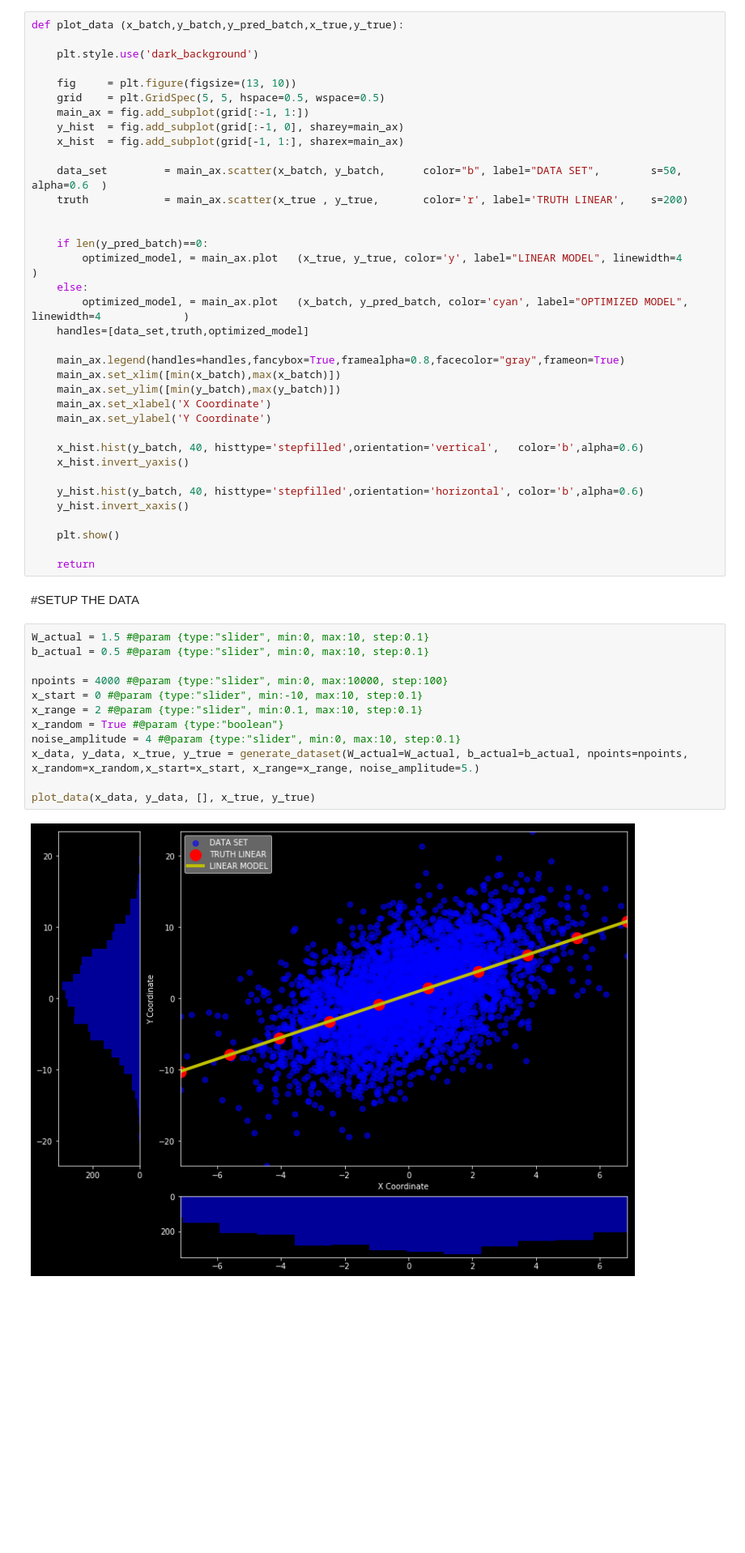
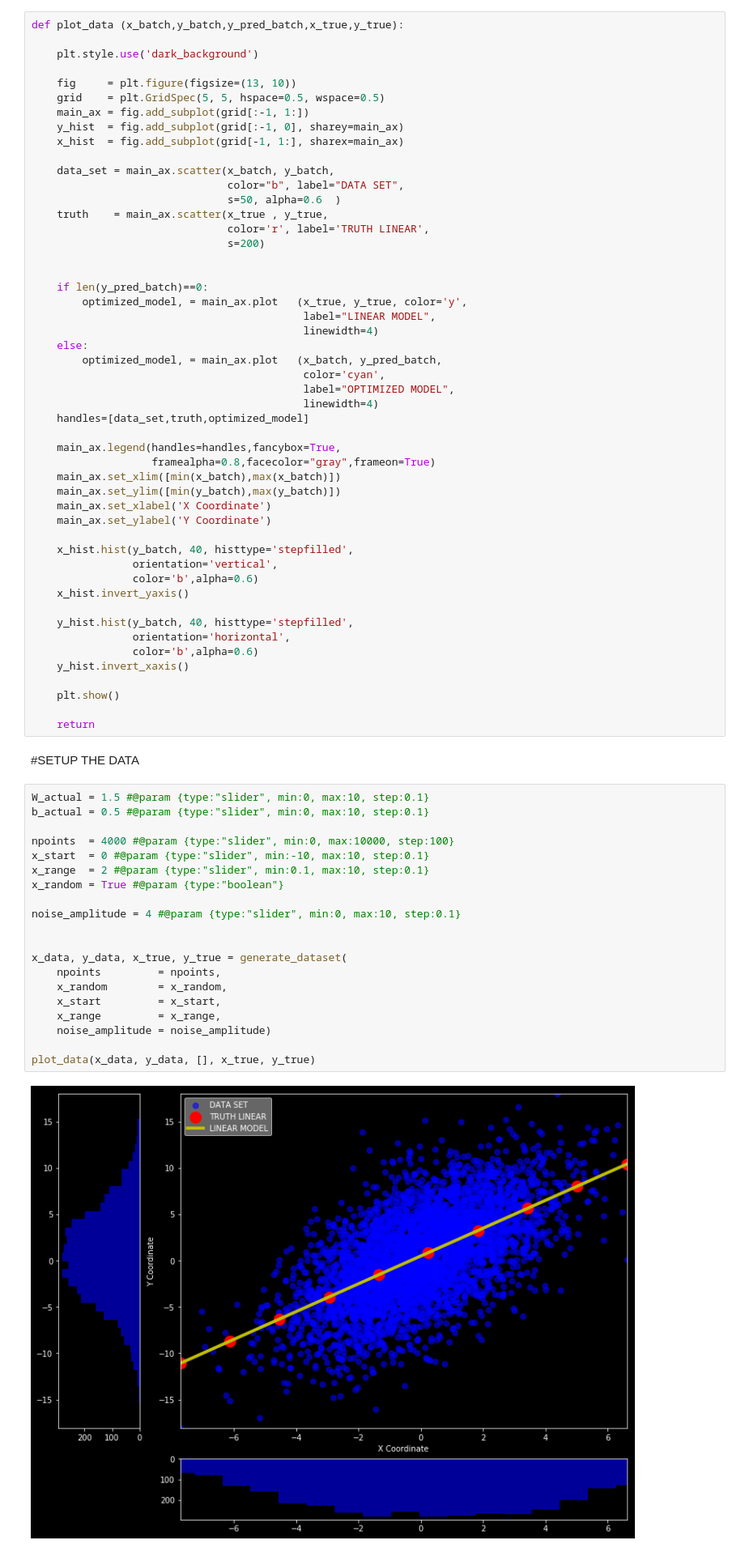
Before and after one commit to ferhatSF/Tensorflow-Studies, a Jupyter notebook: Gradient_Descent_Optimizer.ipynb, the cells around one changed output. Shown at 81% size. Saved outputs shown, nothing was run; the diff lists cells and outputs as text; blank space fills up the shorter version.

```diff
--- a/Gradient_Descent_Optimizer.ipynb
+++ b/Gradient_Descent_Optimizer.ipynb
@@ -124,26 +148,40 @@ def plot_data (x_batch,y_batch,y_pred_batch,x_true,y_true):
     y_hist  = fig.add_subplot(grid[:-1, 0], sharey=main_ax)
     x_hist  = fig.add_subplot(grid[-1, 1:], sharex=main_ax)
 
-    data_set         = main_ax.scatter(x_batch, y_batch,      color="b", label="DATA SET",        s=50, alpha=0.6  )
-    truth            = main_ax.scatter(x_true , y_true,       color='r', label='TRUTH LINEAR',    s=200)
+    data_set = main_ax.scatter(x_batch, y_batch,
+                               color="b", label="DATA SET",
+                               s=50, alpha=0.6  )
+    truth    = main_ax.scatter(x_true , y_true,
+                               color='r', label='TRUTH LINEAR',
+                               s=200)
 
 
     if len(y_pred_batch)==0:
-        optimized_model, = main_ax.plot   (x_true, y_true, color='y', label="LINEAR MODEL", linewidth=4             )
+        optimized_model, = main_ax.plot   (x_true, y_true, color='y',
+                                           label="LINEAR MODEL",
+                                           linewidth=4)
     else:
-        optimized_model, = main_ax.plot   (x_batch, y_pred_batch, color='cyan', label="OPTIMIZED MODEL", linewidth=4             )
+        optimized_model, = main_ax.plot   (x_batch, y_pred_batch,
+                                           color='cyan',
+                                           label="OPTIMIZED MODEL",
+                                           linewidth=4)
     handles=[data_set,truth,optimized_model]
 
-    main_ax.legend(handles=handles,fancybox=True,framealpha=0.8,facecolor="gray",frameon=True)
+    main_ax.legend(handles=handles,fancybox=True,
+                   framealpha=0.8,facecolor="gray",frameon=True)
     main_ax.set_xlim([min(x_batch),max(x_batch)])
     main_ax.set_ylim([min(y_batch),max(y_batch)])
     main_ax.set_xlabel('X Coordinate')
     main_ax.set_ylabel('Y Coordinate')
 
-    x_hist.hist(y_batch, 40, histtype='stepfilled',orientation='vertical',   color='b',alpha=0.6)
+    x_hist.hist(y_batch, 40, histtype='stepfilled',
+                orientation='vertical',
+                color='b',alpha=0.6)
     x_hist.invert_yaxis()
 
-    y_hist.hist(y_batch, 40, histtype='stepfilled',orientation='horizontal', color='b',alpha=0.6)
+    y_hist.hist(y_batch, 40, histtype='stepfilled',
+                orientation='horizontal',
+                color='b',alpha=0.6)
     y_hist.invert_xaxis()
 
     plt.show()
@@ -154,17 +192,25 @@ def plot_data (x_batch,y_batch,y_pred_batch,x_true,y_true):
 # %%
 W_actual = 1.5 #@param {type:"slider", min:0, max:10, step:0.1}
 b_actual = 0.5 #@param {type:"slider", min:0, max:10, step:0.1}
 
-npoints = 4000 #@param {type:"slider", min:0, max:10000, step:100}
-x_start = 0 #@param {type:"slider", min:-10, max:10, step:0.1}
-x_range = 2 #@param {type:"slider", min:0.1, max:10, step:0.1}
+npoints  = 4000 #@param {type:"slider", min:0, max:10000, step:100}
+x_start  = 0 #@param {type:"slider", min:-10, max:10, step:0.1}
+x_range  = 2 #@param {type:"slider", min:0.1, max:10, step:0.1}
 x_random = True #@param {type:"boolean"}
+
 noise_amplitude = 4 #@param {type:"slider", min:0, max:10, step:0.1}
-x_data, y_data, x_true, y_true = generate_dataset(W_actual=W_actual, b_actual=b_actual, npoints=npoints, x_random=x_random,x_start=x_start, x_range=x_range, noise_amplitude=5.)
+
+
+x_data, y_data, x_true, y_true = generate_dataset(
+    npoints         = npoints,
+    x_random        = x_random,
+    x_start         = x_start,
+    x_range         = x_range,
+    noise_amplitude = noise_amplitude)
 
 plot_data(x_data, y_data, [], x_true, y_true)
 # %% [output]
-[figure, old version]
+[figure, new version]
 # %% [markdown]
 #OPTIMIZE
 # %%
```
Also changed, not shown: parts of 5 cells of this notebook.
